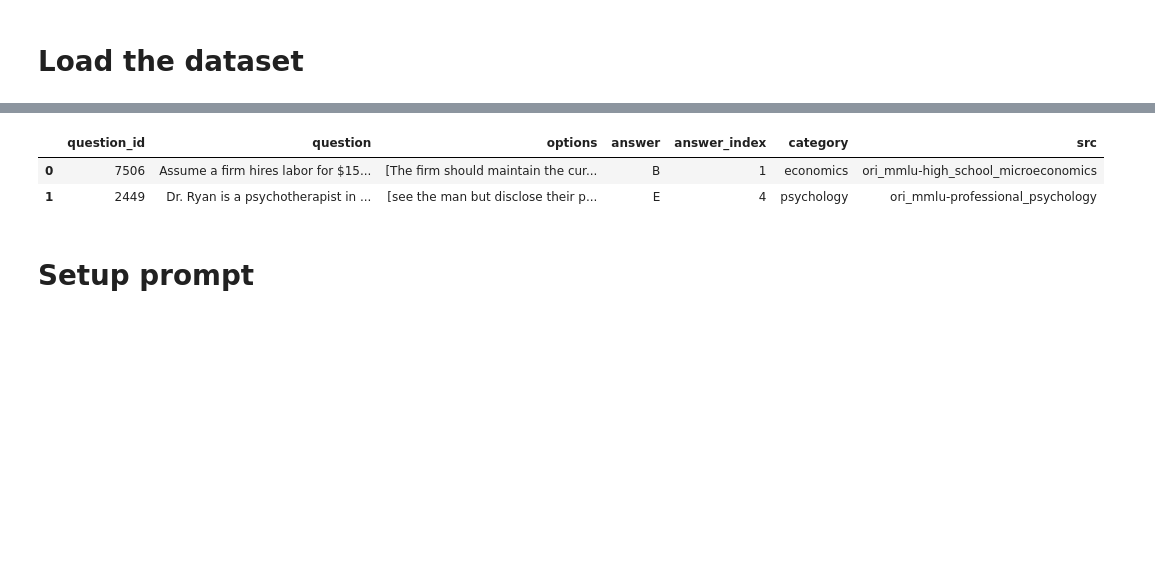
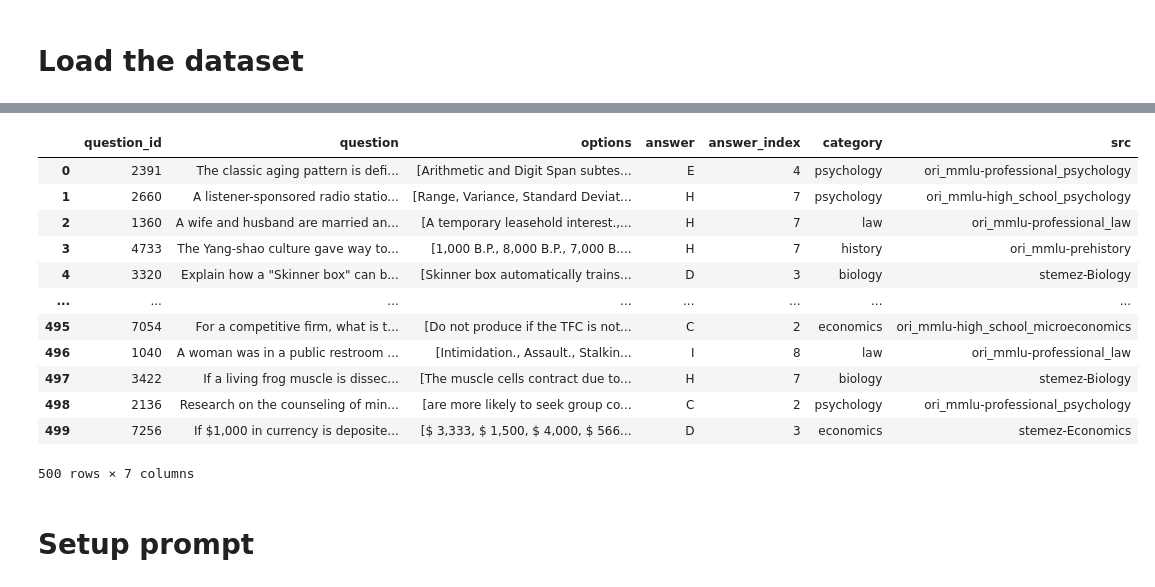
Before and after one commit to ffonti/confirmation-bias-analysis, a Jupyter notebook: old/Prova_dataset_5.ipynb, the cells around one changed output, grey strips where cells are left out. Saved outputs shown, nothing was run; the diff lists cells and outputs as text; code cells hidden in the pictures; blank space fills up the shorter version.

```diff
--- a/old/Prova_dataset_5.ipynb
+++ b/old/Prova_dataset_5.ipynb
@@ -23,6 +31,6 @@ df_mmlu = df_mmlu[df_mmlu["options"].apply(lambda x: isinstance(x, list) and len
 target_categories = ["psychology", "philosophy", "law", "history", "biology", "economics", "health"]
 df_mmlu = df_mmlu[df_mmlu["category"].isin(target_categories)]
 
-df_mmlu = df_mmlu.sample(n=2).reset_index(drop=True)
+df_mmlu = df_mmlu.sample(n=500).reset_index(drop=True)
 df_mmlu
 # %% [output]
@@ -29,6 +38,16 @@ df_mmlu
 |  | question_id | question | options | answer | answer_index | category | src |
-| 0 | 7506 | Assume a firm hires labor for $15... | [The firm should maintain the cur... | B | 1 | economics | ori_mmlu-high_school_microeconomics |
-| 1 | 2449 | Dr. Ryan is a psychotherapist in ... | [see the man but disclose their p... | E | 4 | psychology | ori_mmlu-professional_psychology |
+| 0 | 2391 | The classic aging pattern is defi... | [Arithmetic and Digit Span subtes... | E | 4 | psychology | ori_mmlu-professional_psychology |
+| 1 | 2660 | A listener-sponsored radio statio... | [Range, Variance, Standard Deviat... | H | 7 | psychology | ori_mmlu-high_school_psychology |
+| 2 | 1360 | A wife and husband are married an... | [A temporary leasehold interest.,... | H | 7 | law | ori_mmlu-professional_law |
+| 3 | 4733 | The Yang-shao culture gave way to... | [1,000 B.P., 8,000 B.P., 7,000 B.... | H | 7 | history | ori_mmlu-prehistory |
+| 4 | 3320 | Explain how a "Skinner box" can b... | [Skinner box automatically trains... | D | 3 | biology | stemez-Biology |
+| ... | ... | ... | ... | ... | ... | ... | ... |
+| 495 | 7054 | For a competitive firm, what is t... | [Do not produce if the TFC is not... | C | 2 | economics | ori_mmlu-high_school_microeconomics |
+| 496 | 1040 | A woman was in a public restroom ... | [Intimidation., Assault., Stalkin... | I | 8 | law | ori_mmlu-professional_law |
+| 497 | 3422 | If a living frog muscle is dissec... | [The muscle cells contract due to... | H | 7 | biology | stemez-Biology |
+| 498 | 2136 | Research on the counseling of min... | [are more likely to seek group co... | C | 2 | psychology | ori_mmlu-professional_psychology |
+| 499 | 7256 | If $1,000 in currency is deposite... | [$ 3,333, $ 1,500, $ 4,000, $ 566... | D | 3 | economics | stemez-Economics |
+500 rows × 7 columns
 # %% [markdown]
 # Setup prompt
 # %%
```
Also changed, not shown: parts of 4 cells of this notebook.
